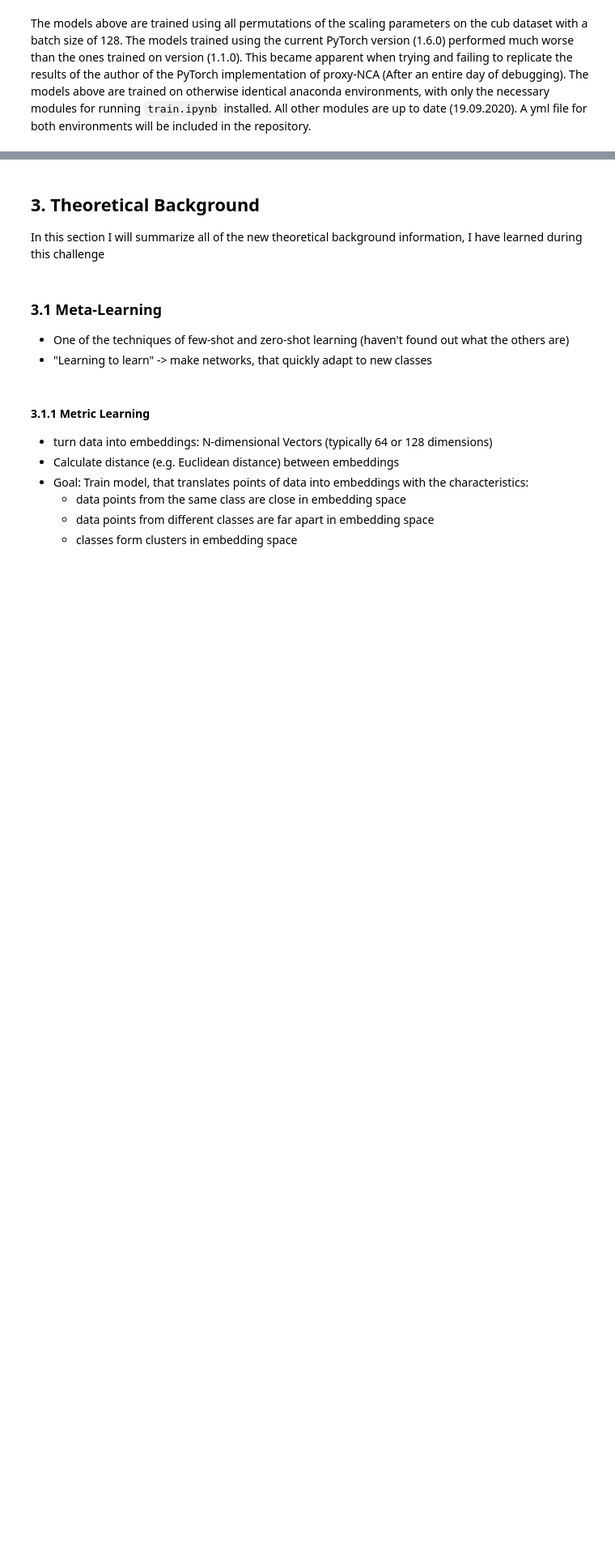
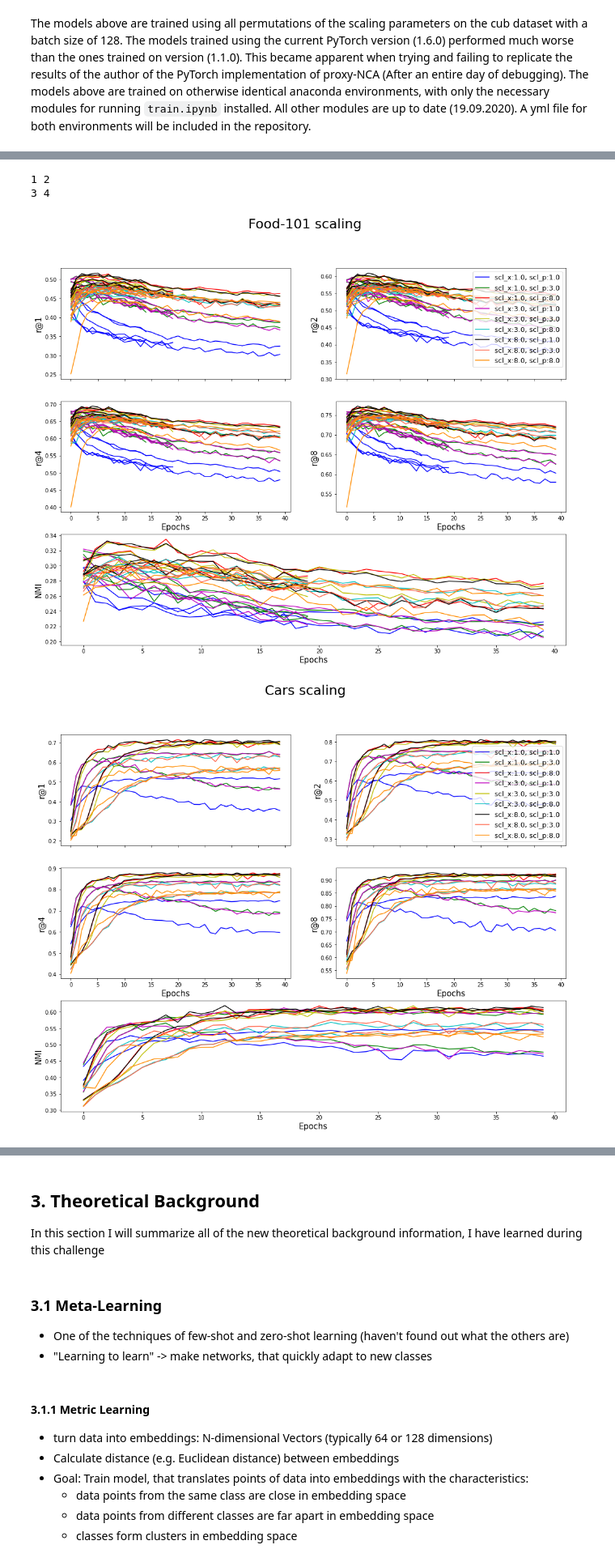
Before and after one commit to jillerhaus/Proxy-NCA, a Jupyter notebook: Analyze.ipynb, the cells around one changed output, grey strips where cells are left out. Shown at 81% size. Cells and saved outputs as stored; diff of their text form; code cells hidden in the pictures; blank space fills up the shorter version.

```diff
--- a/Analyze.ipynb
+++ b/Analyze.ipynb
@@ -139,6 +147,9 @@ def plot_df(data, labels = 'all', title = 'your ad here', colors = 'all'):
             lbls['ed'] = f'ed:{df.edition.unique()[0]}'
             lbls['batch'] = f'batch:{df.batch.unique()[0]}'
             lbls['version'] = f'Torch version:{df["torch version"].unique()[0]}'
+            lbls['scl_x'] = f'scl_x:{df.scl_x.unique()[0]}'
+            lbls['scl_p'] = f'scl_p:{df.scl_p.unique()[0]}'
+            lbls['index'] = f'index:{df["index"].unique()[0]}'
             if type(labels) == str:
                 if labels in lbls.keys():
                     lbl = lbls[labels]
@@ -168,8 +179,10 @@ def plot_df(data, labels = 'all', title = 'your ad here', colors = 'all'):
     f_ax2.legend(by_label.values(), by_label.keys(), fontsize = 13)
     plt.show()
 # %%
+color_l = ['b','g','r','m','y','c','k','tomato','darkorange','navy','lime','pink','gold','brown','slateblue','goldenrod']
 food_df = pd.read_csv('food-results.csv')
 cub_df = pd.read_csv(f'cub-results.csv')
+car_df = pd.read_csv(f'cars-results.csv')
 # %% [markdown]
 ### 2.1 Impact of Starting Meta-Parameters on model performance
 
@@ -265,0 +283,27 @@ The models above are trained using all permutations of the scaling parameters on
+# %%
+for i,j in [1,2],[3,4]:
+    print(i,j)
+# %% [output]
+1 2
+3 4
+# %%
+# food_32 = food_df[(food_df.batch == 32), labels = 'all']
+# [(3,3), (1,8), (8,1)]
+def compare_scls(df,scls_lst, labels = 'all', title = None):
+    dfs = []
+    for scls in scls_lst:
+        df_1 = df[(df.scl_x == scls[0]) & (df.scl_p == scls[1])]
+        dfs.append(df_1)
+    return plot_df(dfs, colors = color_l, labels = labels, title = title)
+# %%
+scl_nrs = [1,3,8]
+scls_lst = []
+for i in scl_nrs:
+    for j in scl_nrs:
+        scls_lst.append([i,j])
+compare_scls(food_df,scls_lst, labels = ['scl_x','scl_p'], title = 'Food-101 scaling')
+compare_scls(car_df, scls_lst, labels = ['scl_x','scl_p'], title = 'Cars scaling')
+compare_scls(cub_df, scls_lst, labels = ['scl_x','scl_p'], title = 'Cub scaling')
+# %% [output]
+[figure, added]
+[figure, added]
```
Also changed, not shown: parts of 12 cells of this notebook, 9 other files.
